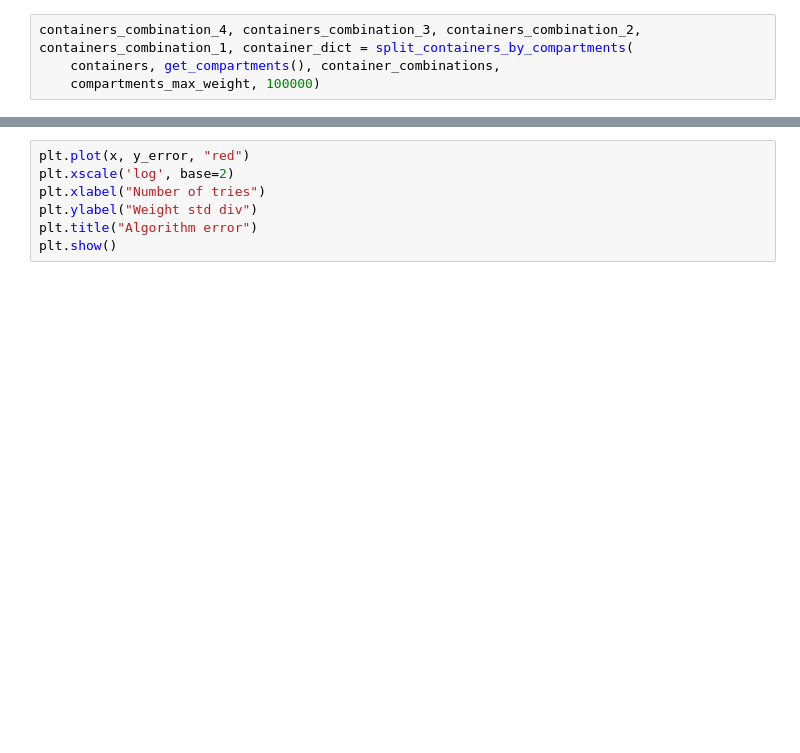
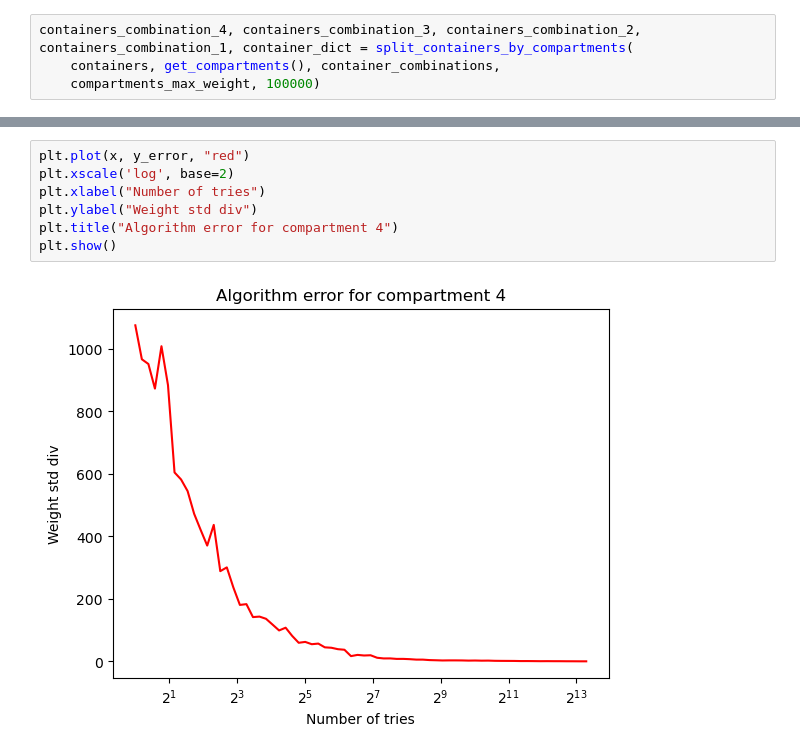
Before and after one commit to 5-2-5-equipe-2/amadeus-project-cargo, a Jupyter notebook: src/amadeus.ipynb, the cells around one changed output, grey strips where cells are left out. Drawn from its saved outputs; the diff is of its cells as text; blank space fills up the shorter version.

```diff
--- a/src/amadeus.ipynb
+++ b/src/amadeus.ipynb
@@ -640,7 +653,9 @@ plt.show()
 # %%
 plt.plot(x, y_error, "red")
 plt.xscale('log', base=2)
 plt.xlabel("Number of tries")
 plt.ylabel("Weight std div")
-plt.title("Algorithm error")
+plt.title("Algorithm error for compartment 4")
 plt.show()
+# %% [output]
+[figure, added]
```
Also changed, not shown: parts of 10 cells of this notebook.
